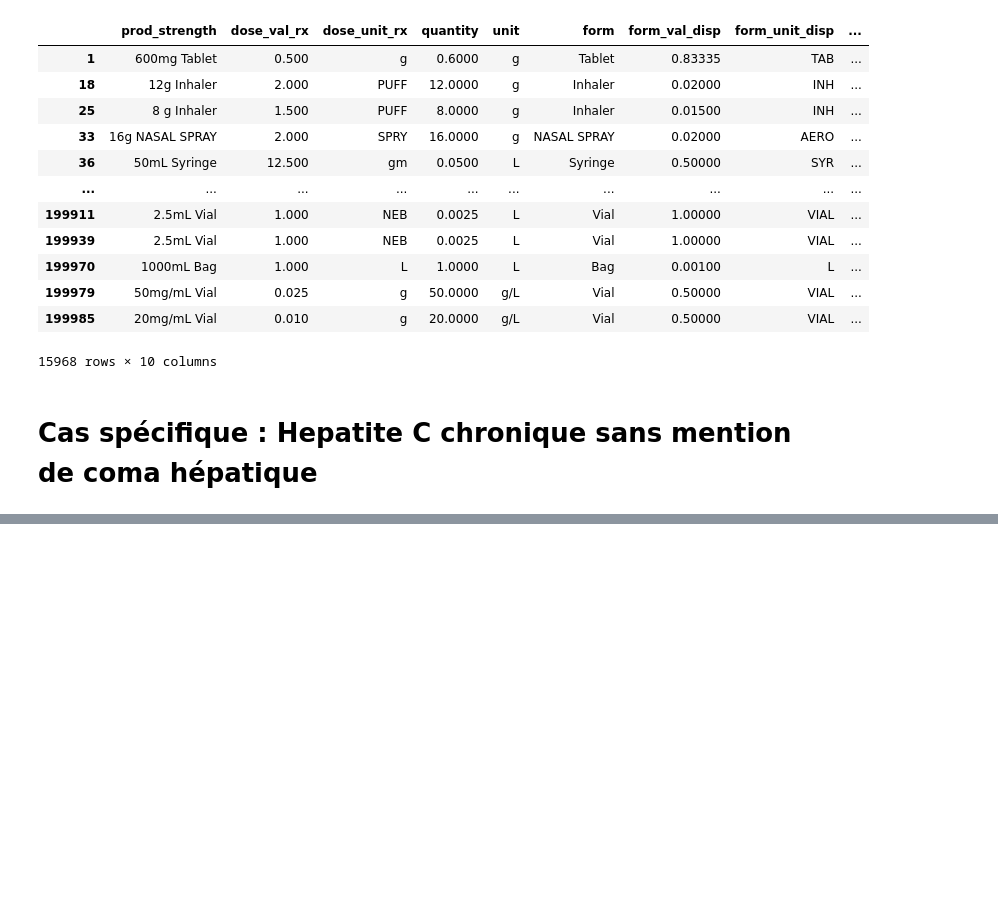
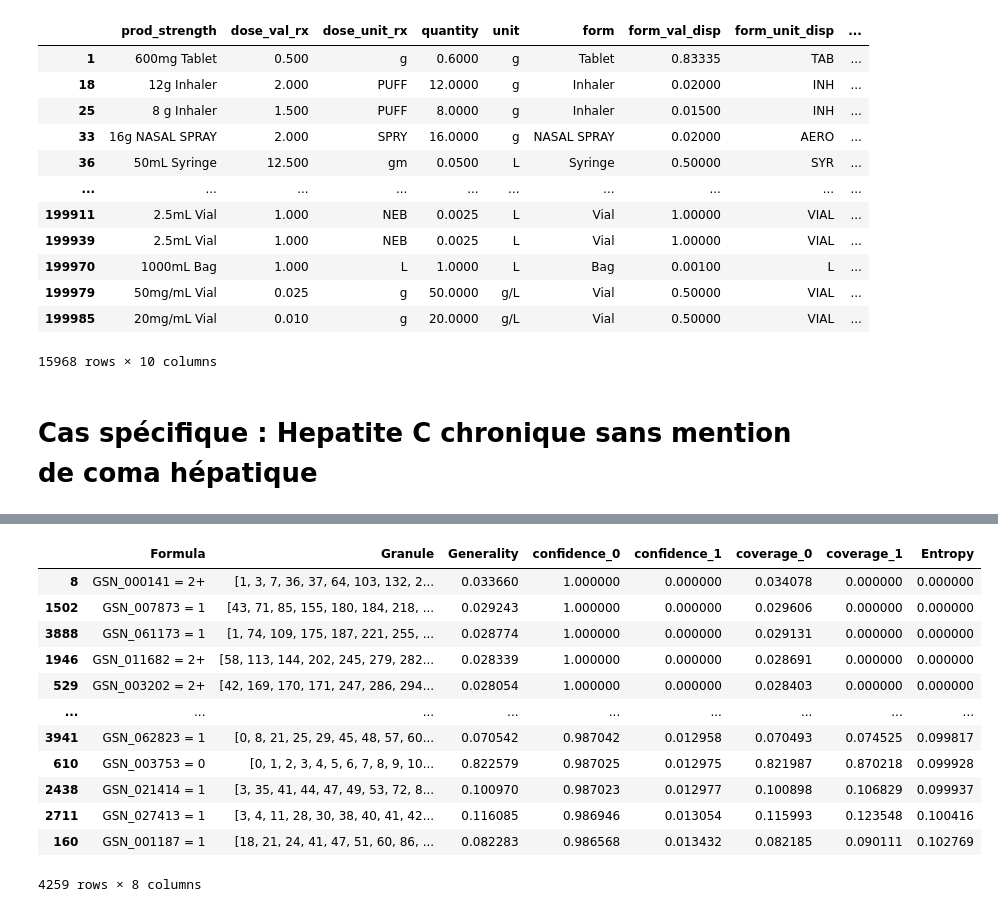
Before and after one commit to JulesVoyer/PDI, a Jupyter notebook: Traitement.ipynb, the cells around one changed output, grey strips where cells are left out. Saved outputs shown, nothing was run; the diff lists cells and outputs as text; code cells hidden in the pictures; blank space fills up the shorter version.

```diff
--- a/Traitement.ipynb
+++ b/Traitement.ipynb
@@ -385,0 +483,18 @@ u_B_Granules
+# %%
+u_B_Granules.sort_values(by =['Entropy', 'Generality'], ascending = [True, False], inplace = True)
+u_B_Granules.reset_index(drop = True)
+u_B_Granules
+# %% [output]
+|  | Formula | Granule | Generality | confidence_0 | confidence_1 | coverage_0 | coverage_1 | Entropy |
+| 8 | GSN_000141 = 2+ | [1, 3, 7, 36, 37, 64, 103, 132, 2... | 0.033660 | 1.000000 | 0.000000 | 0.034078 | 0.000000 | 0.000000 |
+| 1502 | GSN_007873 = 1 | [43, 71, 85, 155, 180, 184, 218, ... | 0.029243 | 1.000000 | 0.000000 | 0.029606 | 0.000000 | 0.000000 |
+| 3888 | GSN_061173 = 1 | [1, 74, 109, 175, 187, 221, 255, ... | 0.028774 | 1.000000 | 0.000000 | 0.029131 | 0.000000 | 0.000000 |
+| 1946 | GSN_011682 = 2+ | [58, 113, 144, 202, 245, 279, 282... | 0.028339 | 1.000000 | 0.000000 | 0.028691 | 0.000000 | 0.000000 |
+| 529 | GSN_003202 = 2+ | [42, 169, 170, 171, 247, 286, 294... | 0.028054 | 1.000000 | 0.000000 | 0.028403 | 0.000000 | 0.000000 |
+| ... | ... | ... | ... | ... | ... | ... | ... | ... |
+| 3941 | GSN_062823 = 1 | [0, 8, 21, 25, 29, 45, 48, 57, 60... | 0.070542 | 0.987042 | 0.012958 | 0.070493 | 0.074525 | 0.099817 |
+| 610 | GSN_003753 = 0 | [0, 1, 2, 3, 4, 5, 6, 7, 8, 9, 10... | 0.822579 | 0.987025 | 0.012975 | 0.821987 | 0.870218 | 0.099928 |
+| 2438 | GSN_021414 = 1 | [3, 35, 41, 44, 47, 49, 53, 72, 8... | 0.100970 | 0.987023 | 0.012977 | 0.100898 | 0.106829 | 0.099937 |
+| 2711 | GSN_027413 = 1 | [3, 4, 11, 28, 30, 38, 40, 41, 42... | 0.116085 | 0.986946 | 0.013054 | 0.115993 | 0.123548 | 0.100416 |
+| 160 | GSN_001187 = 1 | [18, 21, 24, 41, 47, 51, 60, 86, ... | 0.082283 | 0.986568 | 0.013432 | 0.082185 | 0.090111 | 0.102769 |
+4259 rows × 8 columns
```
Also changed, not shown: parts of 26 cells of this notebook.
